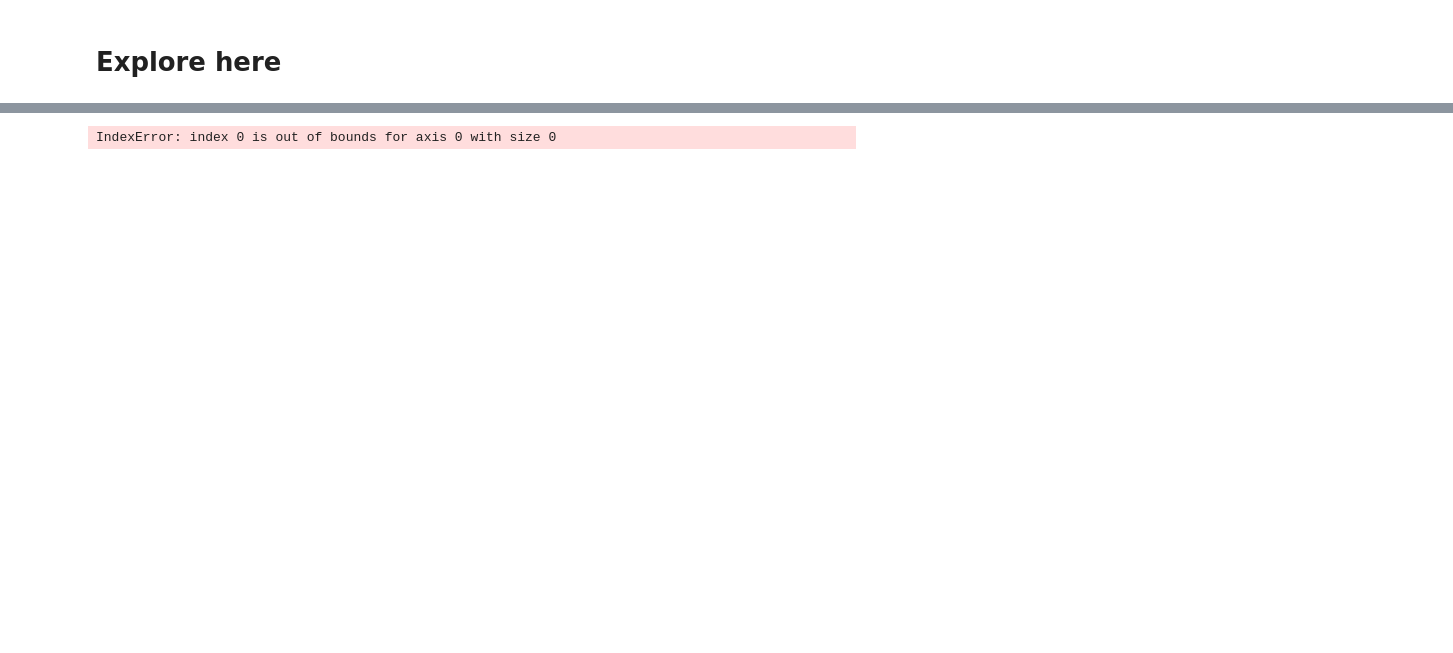
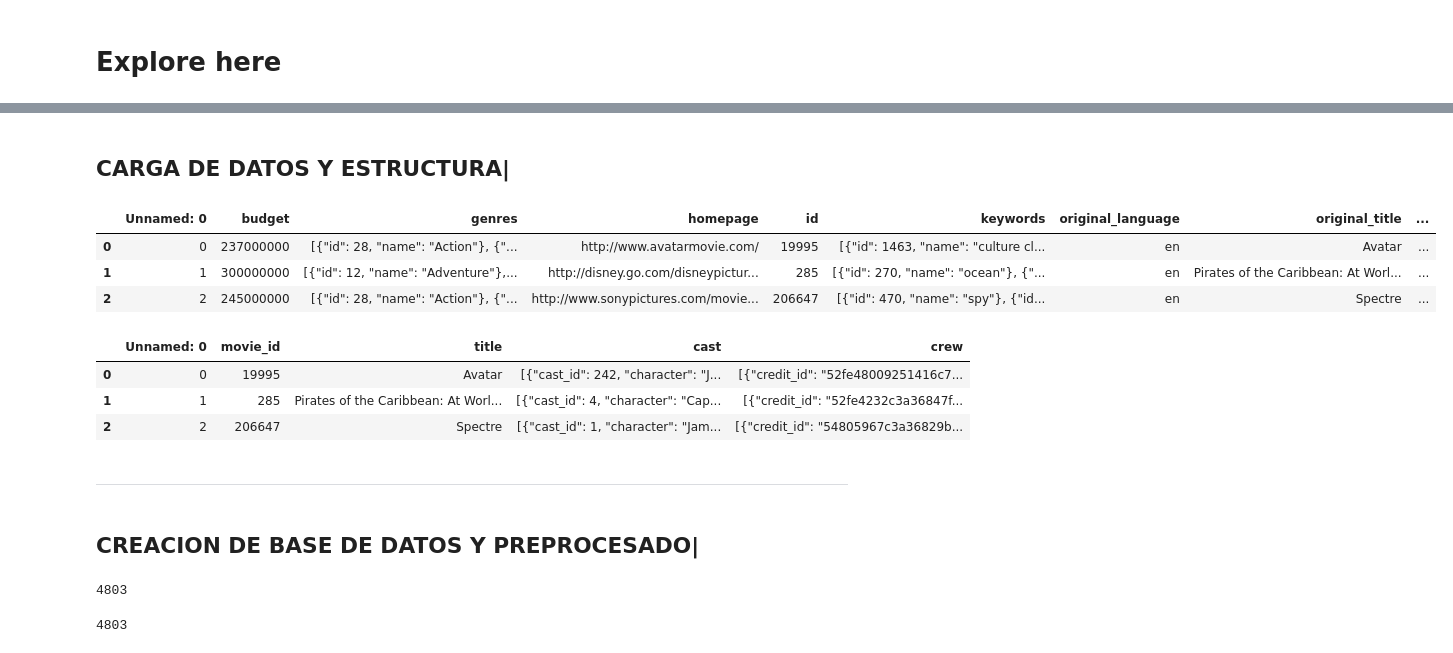
Before and after one commit to Dgasensi/knn_tutorial, a Jupyter notebook: src/explore.ipynb, the cells around one changed output, grey strips where cells are left out. Cells and saved outputs as stored; diff of their text form; code cells hidden in the pictures; blank space fills up the shorter version.

```diff
--- a/src/explore.ipynb
+++ b/src/explore.ipynb
@@ -261,4 +2,0 @@ def recommend(movie):
-# %%
-recommend("space")
-# %% [output]
-IndexError: index 0 is out of bounds for axis 0 with size 0
@@ -264,0 +10,3 @@ IndexError: index 0 is out of bounds for axis 0 with size 0
+# %% [markdown]
+CARGA DE DATOS Y ESTRUCTURA|
+--
@@ -264,0 +23,18 @@ IndexError: index 0 is out of bounds for axis 0 with size 0
+# %%
+# Mostramos la estructura de los dataframes
+display(df_movies.head(3))
+display(df_credits.head(3))
+# %% [output]
+|  | Unnamed: 0 | budget | genres | homepage | id | keywords | original_language | original_title | ... |
+| 0 | 0 | 237000000 | [{"id": 28, "name": "Action"}, {"... | http://www.avatarmovie.com/ | 19995 | [{"id": 1463, "name": "culture cl... | en | Avatar | ... |
+| 1 | 1 | 300000000 | [{"id": 12, "name": "Adventure"},... | http://disney.go.com/disneypictur... | 285 | [{"id": 270, "name": "ocean"}, {"... | en | Pirates of the Caribbean: At Worl... | ... |
+| 2 | 2 | 245000000 | [{"id": 28, "name": "Action"}, {"... | http://www.sonypictures.com/movie... | 206647 | [{"id": 470, "name": "spy"}, {"id... | en | Spectre | ... |
+|  | Unnamed: 0 | movie_id | title | cast | crew |
+| 0 | 0 | 19995 | Avatar | [{"cast_id": 242, "character": "J... | [{"credit_id": "52fe48009251416c7... |
+| 1 | 1 | 285 | Pirates of the Caribbean: At Worl... | [{"cast_id": 4, "character": "Cap... | [{"credit_id": "52fe4232c3a36847f... |
+| 2 | 2 | 206647 | Spectre | [{"cast_id": 1, "character": "Jam... | [{"credit_id": "54805967c3a36829b... |
+# %% [markdown]
+---
+# %% [markdown]
+CREACION DE BASE DE DATOS Y PREPROCESADO|
+--
@@ -264,0 +46,10 @@ IndexError: index 0 is out of bounds for axis 0 with size 0
+# %%
+# Creamos tabla de peliculas
+df_movies.to_sql('movies', conn, if_exists='replace', index=False)
+# %% [output]
+4803
+# %%
+# Creamos tabla de creditos
+df_credits.to_sql('credits', conn, if_exists='replace', index=False)
+# %% [output]
+4803
```
Also changed, not shown: parts of 55 cells of this notebook, 1 other file.
